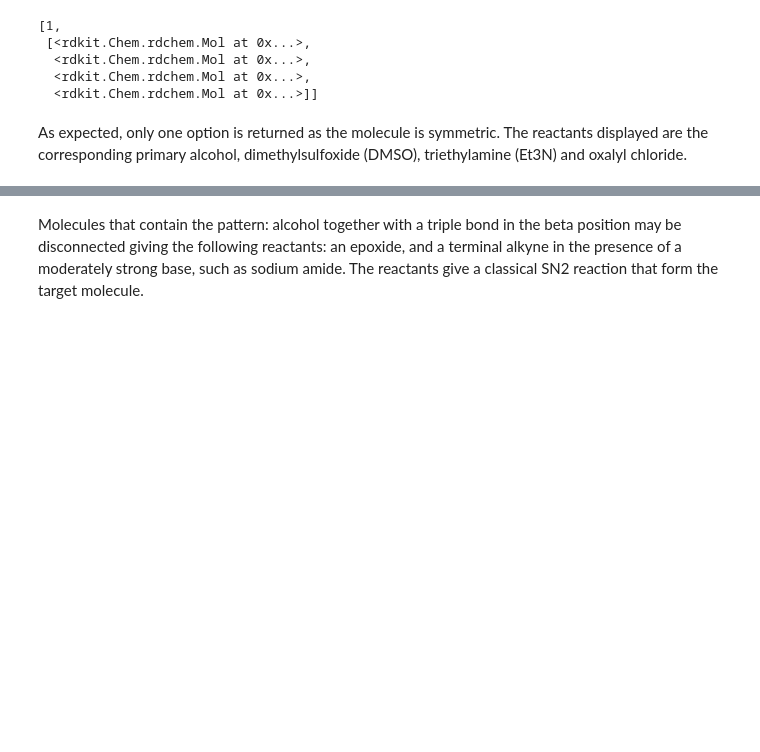
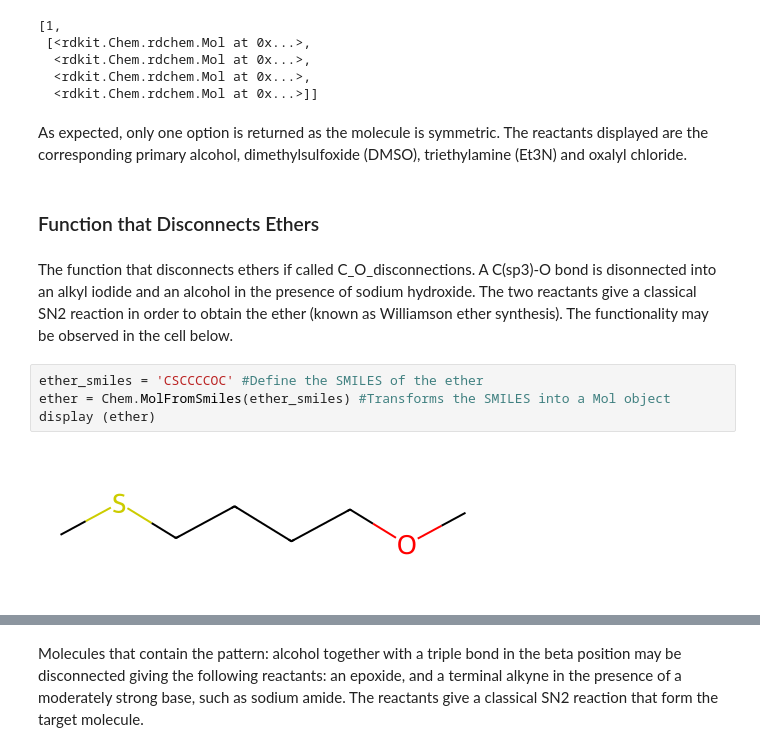
Before and after one commit to octav19/chemicalbd, a Jupyter notebook: notebooks/project_report.ipynb, the cells around one changed output, grey strips where cells are left out. Saved outputs shown, nothing was run; the diff lists cells and outputs as text; blank space fills up the shorter version.

```diff
--- a/notebooks/project_report.ipynb
+++ b/notebooks/project_report.ipynb
@@ -207,3 +262,13 @@ Reactants
   <rdkit.Chem.rdchem.Mol at 0x...>]]
 # %% [markdown]
 As expected, only one option is returned as the molecule is symmetric. The reactants displayed are the corresponding primary alcohol, dimethylsulfoxide (DMSO), triethylamine (Et3N) and oxalyl chloride.
+# %% [markdown]
+### Function that Disconnects Ethers
+# %% [markdown]
+The function that disconnects ethers if called C_O_disconnections. A C(sp3)-O bond is disonnected into an alkyl iodide and an alcohol in the presence of sodium hydroxide. The two reactants give a classical SN2 reaction in order to obtain the ether (known as Williamson ether synthesis). The functionality may be observed in the cell below.
+# %%
+ether_smiles = 'CSCCCCOC' #Define the SMILES of the ether
+ether = Chem.MolFromSmiles(ether_smiles) #Transforms the SMILES into a Mol object
+display (ether)
+# %% [output]
+[figure, added]
```
Also changed, not shown: parts of 87 cells of this notebook, 2 other files.
